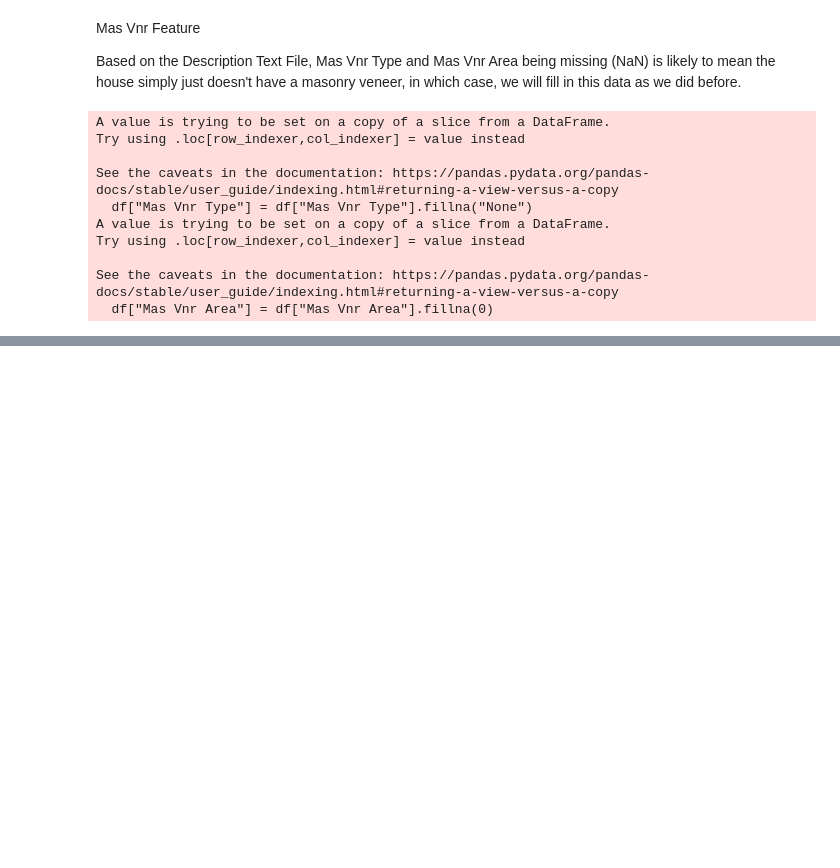
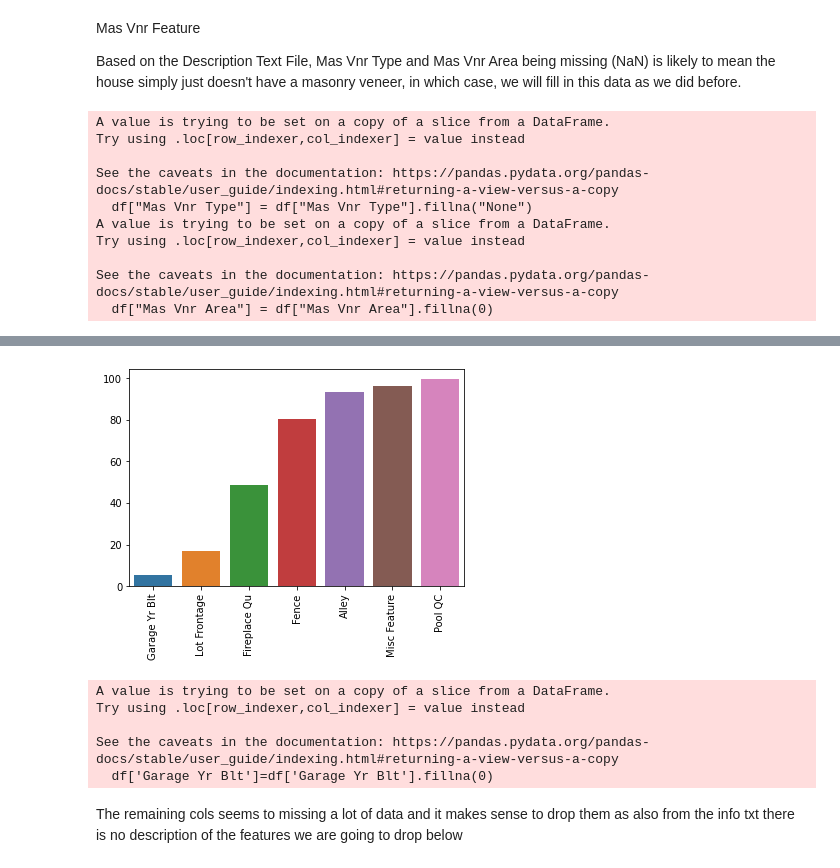
Before and after one commit to proton029/Challenges, a Jupyter notebook: Linear RegressionProject.ipynb, the cells around one changed output, grey strips where cells are left out. Drawn from its saved outputs; the diff is of its cells as text; code cells hidden in the pictures; blank space fills up the shorter version.

```diff
--- a/Linear RegressionProject.ipynb
+++ b/Linear RegressionProject.ipynb
@@ -363,0 +362,2 @@ plt.ylim(0,1)
+# %%
+gar_cat_cols=['Garage Type','Garage Qual','Garage Finish','Garage Cond']
@@ -363,0 +372,2 @@ plt.ylim(0,1)
+# %%
+percent_nan=percent_missing(df)
@@ -363,0 +385,15 @@ plt.ylim(0,1)
+# %%
+sns.barplot(x=percent_nan.index,y=percent_nan)
+plt.xticks(rotation=90);
+# %% [output]
+[figure, added]
+# %%
+df['Garage Yr Blt']=df['Garage Yr Blt'].fillna(0)
+# %% [output]
+A value is trying to be set on a copy of a slice from a DataFrame.
+Try using .loc[row_indexer,col_indexer] = value instead
+
+See the caveats in the documentation: https://pandas.pydata.org/pandas-docs/stable/user_guide/indexing.html#returning-a-view-versus-a-copy
+  df['Garage Yr Blt']=df['Garage Yr Blt'].fillna(0)
+# %% [markdown]
+The remaining cols seems to missing a lot of data and it makes sense to drop them as also from the info txt there is no description of the features we are going to drop below
```
Also changed, not shown: parts of 19 cells of this notebook.
